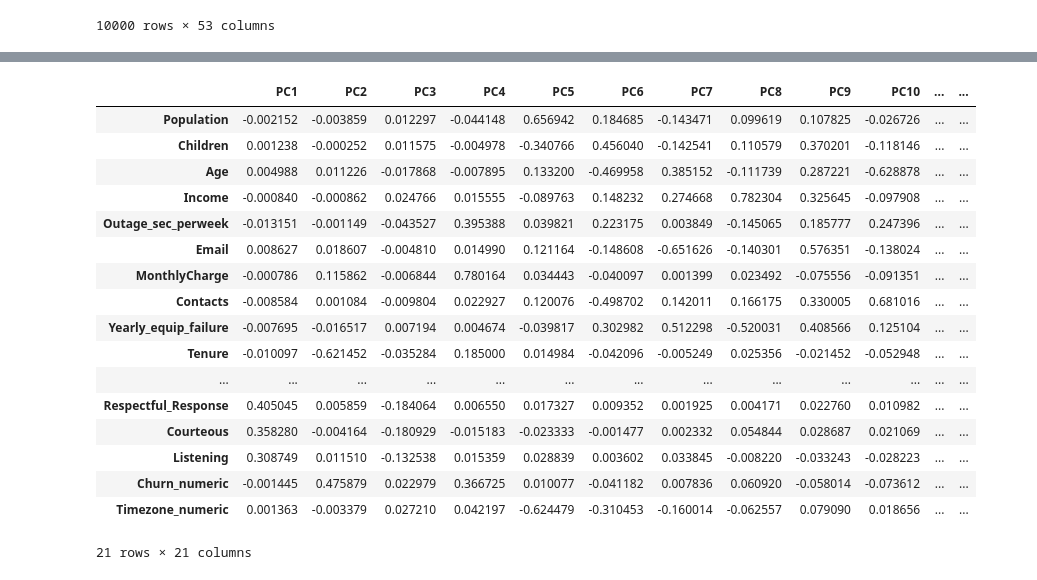
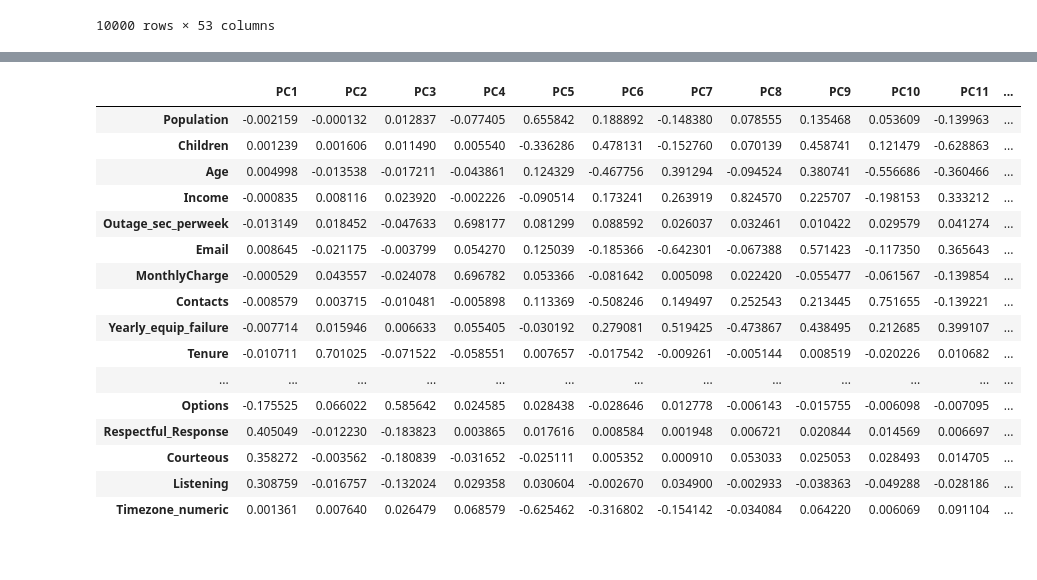
Before and after one commit to michaelle93/D206datacleaning, a Jupyter notebook: D206PA.ipynb, the cells around one changed output, grey strips where cells are left out. Drawn from its saved outputs; the diff is of its cells as text; code cells hidden in the pictures.

```diff
--- a/D206PA.ipynb
+++ b/D206PA.ipynb
@@ -720,7 +720,7 @@ df_clean
 | 9999 | 10000 | T38070 | 9de5fb6e-bd33-4995-aec8-f01d0172a499 | Clarkesville | GA | Habersham | 30523 | 34.70783 | -83.53648 | 12230 | ... |
 10000 rows × 53 columns
 # %%
-Churning = Churning[['Population','Children','Age','Income','Outage_sec_perweek','Email','MonthlyCharge','Contacts', 'Yearly_equip_failure','Tenure','Bandwidth_GB_Year','Responses','Fixes','Replacements','Reliability','Options','Respectful_Response','Courteous','Listening','Churn_numeric','Timezone_numeric']]
+Churning = Churning[['Population','Children','Age','Income','Outage_sec_perweek','Email','MonthlyCharge','Contacts', 'Yearly_equip_failure','Tenure','Bandwidth_GB_Year','Responses','Fixes','Replacements','Reliability','Options','Respectful_Response','Courteous','Listening','Timezone_numeric']]
 # %%
 Churning.head()
 # %% [output]
@@ -827,24 +760,23 @@ Timezone_numeric      0.014581  0.000580 -0.015489 -0.019840  0.000423
 # %%
 loadings = pd.DataFrame(pca.components_.T,
-columns=['PC1','PC2','PC3','PC4','PC5','PC6','PC7','PC8','PC9','PC10','PC11','PC12','PC13','PC14','PC15','PC16','PC17','PC18','PC19','PC20','PC21'],
+columns=['PC1', 'PC2', 'PC3', 'PC4', 'PC5', 'PC6', 'PC7', 'PC8', 'PC9', 'PC10', 'PC11', 'PC12', 'PC13', 'PC14', 'PC15', 'PC16', 'PC17', 'PC18', 'PC19', 'PC20'],
 index=Churning.columns)
 loadings
 # %% [output]
-|  | PC1 | PC2 | PC3 | PC4 | PC5 | PC6 | PC7 | PC8 | PC9 | PC10 | ... | ... |
-| Population | -0.002152 | -0.003859 | 0.012297 | -0.044148 | 0.656942 | 0.184685 | -0.143471 | 0.099619 | 0.107825 | -0.026726 | ... | ... |
-| Children | 0.001238 | -0.000252 | 0.011575 | -0.004978 | -0.340766 | 0.456040 | -0.142541 | 0.110579 | 0.370201 | -0.118146 | ... | ... |
-| Age | 0.004988 | 0.011226 | -0.017868 | -0.007895 | 0.133200 | -0.469958 | 0.385152 | -0.111739 | 0.287221 | -0.628878 | ... | ... |
-| Income | -0.000840 | -0.000862 | 0.024766 | 0.015555 | -0.089763 | 0.148232 | 0.274668 | 0.782304 | 0.325645 | -0.097908 | ... | ... |
-| Outage_sec_perweek | -0.013151 | -0.001149 | -0.043527 | 0.395388 | 0.039821 | 0.223175 | 0.003849 | -0.145065 | 0.185777 | 0.247396 | ... | ... |
-| Email | 0.008627 | 0.018607 | -0.004810 | 0.014990 | 0.121164 | -0.148608 | -0.651626 | -0.140301 | 0.576351 | -0.138024 | ... | ... |
-| MonthlyCharge | -0.000786 | 0.115862 | -0.006844 | 0.780164 | 0.034443 | -0.040097 | 0.001399 | 0.023492 | -0.075556 | -0.091351 | ... | ... |
-| Contacts | -0.008584 | 0.001084 | -0.009804 | 0.022927 | 0.120076 | -0.498702 | 0.142011 | 0.166175 | 0.330005 | 0.681016 | ... | ... |
-| Yearly_equip_failure | -0.007695 | -0.016517 | 0.007194 | 0.004674 | -0.039817 | 0.302982 | 0.512298 | -0.520031 | 0.408566 | 0.125104 | ... | ... |
-| Tenure | -0.010097 | -0.621452 | -0.035284 | 0.185000 | 0.014984 | -0.042096 | -0.005249 | 0.025356 | -0.021452 | -0.052948 | ... | ... |
+|  | PC1 | PC2 | PC3 | PC4 | PC5 | PC6 | PC7 | PC8 | PC9 | PC10 | PC11 | ... |
+| Population | -0.002159 | -0.000132 | 0.012837 | -0.077405 | 0.655842 | 0.188892 | -0.148380 | 0.078555 | 0.135468 | 0.053609 | -0.139963 | ... |
+| Children | 0.001239 | 0.001606 | 0.011490 | 0.005540 | -0.336286 | 0.478131 | -0.152760 | 0.070139 | 0.458741 | 0.121479 | -0.628863 | ... |
+| Age | 0.004998 | -0.013538 | -0.017211 | -0.043861 | 0.124329 | -0.467756 | 0.391294 | -0.094524 | 0.380741 | -0.556686 | -0.360466 | ... |
+| Income | -0.000835 | 0.008116 | 0.023920 | -0.002226 | -0.090514 | 0.173241 | 0.263919 | 0.824570 | 0.225707 | -0.198153 | 0.333212 | ... |
+| Outage_sec_perweek | -0.013149 | 0.018452 | -0.047633 | 0.698177 | 0.081299 | 0.088592 | 0.026037 | 0.032461 | 0.010422 | 0.029579 | 0.041274 | ... |
+| Email | 0.008645 | -0.021175 | -0.003799 | 0.054270 | 0.125039 | -0.185366 | -0.642301 | -0.067388 | 0.571423 | -0.117350 | 0.365643 | ... |
+| MonthlyCharge | -0.000529 | 0.043557 | -0.024078 | 0.696782 | 0.053366 | -0.081642 | 0.005098 | 0.022420 | -0.055477 | -0.061567 | -0.139854 | ... |
+| Contacts | -0.008579 | 0.003715 | -0.010481 | -0.005898 | 0.113369 | -0.508246 | 0.149497 | 0.252543 | 0.213445 | 0.751655 | -0.139221 | ... |
+| Yearly_equip_failure | -0.007714 | 0.015946 | 0.006633 | 0.055405 | -0.030192 | 0.279081 | 0.519425 | -0.473867 | 0.438495 | 0.212685 | 0.399107 | ... |
+| Tenure | -0.010711 | 0.701025 | -0.071522 | -0.058551 | 0.007657 | -0.017542 | -0.009261 | -0.005144 | 0.008519 | -0.020226 | 0.010682 | ... |
 | ... | ... | ... | ... | ... | ... | ... | ... | ... | ... | ... | ... | ... |
-| Respectful_Response | 0.405045 | 0.005859 | -0.184064 | 0.006550 | 0.017327 | 0.009352 | 0.001925 | 0.004171 | 0.022760 | 0.010982 | ... | ... |
-| Courteous | 0.358280 | -0.004164 | -0.180929 | -0.015183 | -0.023333 | -0.001477 | 0.002332 | 0.054844 | 0.028687 | 0.021069 | ... | ... |
-| Listening | 0.308749 | 0.011510 | -0.132538 | 0.015359 | 0.028839 | 0.003602 | 0.033845 | -0.008220 | -0.033243 | -0.028223 | ... | ... |
-| Churn_numeric | -0.001445 | 0.475879 | 0.022979 | 0.366725 | 0.010077 | -0.041182 | 0.007836 | 0.060920 | -0.058014 | -0.073612 | ... | ... |
-| Timezone_numeric | 0.001363 | -0.003379 | 0.027210 | 0.042197 | -0.624479 | -0.310453 | -0.160014 | -0.062557 | 0.079090 | 0.018656 | ... | ... |
+| Options | -0.175525 | 0.066022 | 0.585642 | 0.024585 | 0.028438 | -0.028646 | 0.012778 | -0.006143 | -0.015755 | -0.006098 | -0.007095 | ... |
+| Respectful_Response | 0.405049 | -0.012230 | -0.183823 | 0.003865 | 0.017616 | 0.008584 | 0.001948 | 0.006721 | 0.020844 | 0.014569 | 0.006697 | ... |
+| Courteous | 0.358272 | -0.003562 | -0.180839 | -0.031652 | -0.025111 | 0.005352 | 0.000910 | 0.053033 | 0.025053 | 0.028493 | 0.014705 | ... |
+| Listening | 0.308759 | -0.016757 | -0.132024 | 0.029358 | 0.030604 | -0.002670 | 0.034900 | -0.002933 | -0.038363 | -0.049288 | -0.028186 | ... |
+| Timezone_numeric | 0.001361 | 0.007640 | 0.026479 | 0.068579 | -0.625462 | -0.316802 | -0.154142 | -0.034084 | 0.064220 | 0.006069 | 0.091104 | ... |
-21 rows × 21 columns
```
Also changed, not shown: parts of 11 cells of this notebook.
